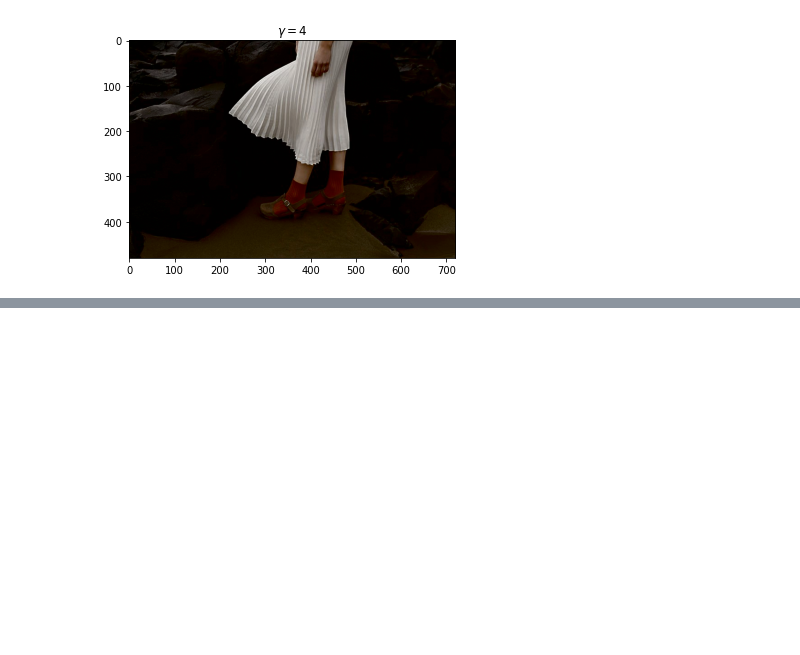
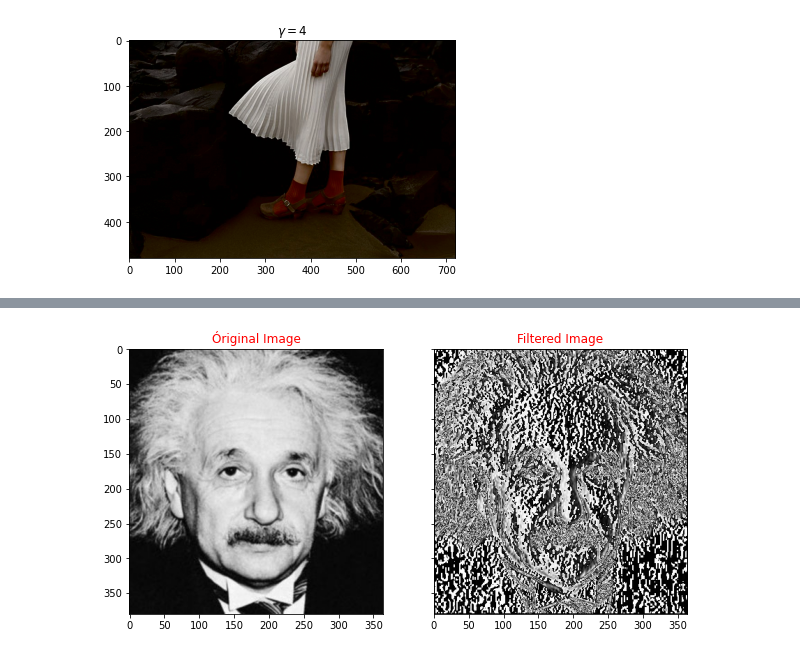
Before and after one commit to Lahiru-Sanjaya-Lankagama/Image-Processing, a Jupyter notebook: Assignment-1.ipynb, the cells around one changed output, grey strips where cells are left out. Saved outputs shown, nothing was run; the diff lists cells and outputs as text; code cells hidden in the pictures; blank space fills up the shorter version.

```diff
--- a/Assignment-1.ipynb
+++ b/Assignment-1.ipynb
@@ -228,0 +321,37 @@ error: OpenCV(4.5.5) :-1: error: (-5:Bad argument) in function 'imshow'
+# %%
+#Question 6(b)
+%matplotlib inline
+import numpy as np
+import matplotlib.pyplot as plt
+import cv2 as cv
+import math
+
+
+def filter (image, kernel):
+    assert kernel.shape[0]%2 == 1 and kernel.shape[1]%2 == 1
+    k_hh, k_hw = math.floor(kernel.shape[0]/2) , math.floor(kernel.shape[1]/2)
+    h, w = image.shape
+    image_float = cv.normalize(image.astype('float'), None, 0.0, 1.0, cv.NORM_MINMAX)
+    result = np.zeros(image.shape, 'float')
+
+    for m in range(k_hh, h - k_hh):
+        for n in range(k_hw, w - k_hw):
+            result[m,n] = np.dot(image_float[m-k_hh:m + k_hh+1, n-k_hw:n+ k_hw+1].flatten(), kernel.flatten())
+
+    return result
+
+img = cv.imread(r"C:\Users\Lahiru Sanjaya\Desktop\image_Ass\einstein.png", cv.IMREAD_GRAYSCALE)
+sobel_H = np.array([(1,0,-1),(2,0,-2),(1,0,-1)], dtype='float')
+imgc = filter(img, sobel_H)
+imgc = imgc*255.0
+imgc = imgc.astype(np.uint8)
+
+
+fig, ax = plt.subplots(1,2, sharex= 'all', sharey= 'all', figsize = (10,10))
+ax[0].imshow(img, cmap ='gray')
+ax[0].set_title('Óriginal Image', color = 'r')
+ax[1].imshow(imgc, cmap ='gray')
+ax[1].set_title('Filtered Image', color ='r')
+plt.show()
+# %% [output]
+[figure, added]
```
Also changed, not shown: parts of 7 cells of this notebook.
